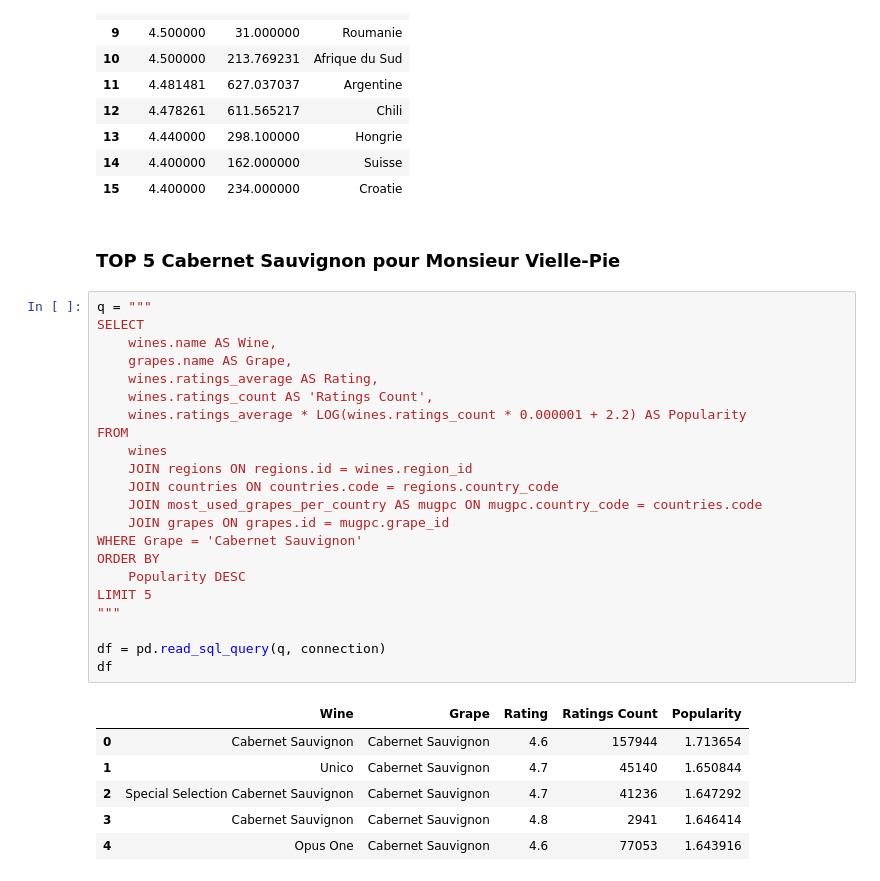
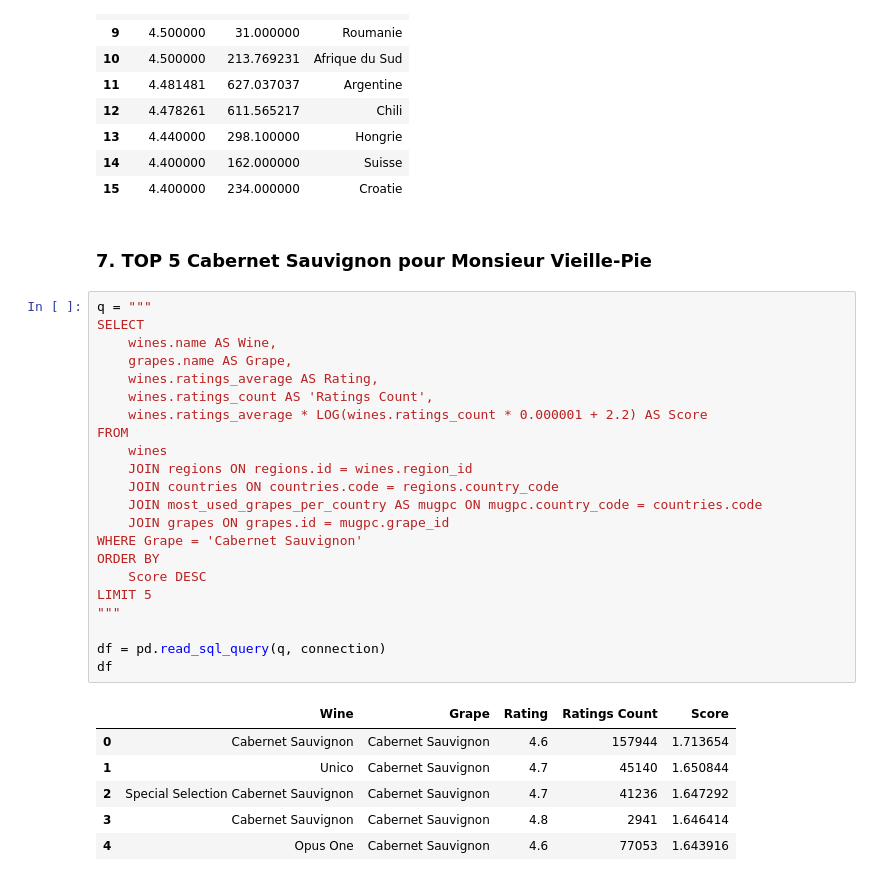
Before and after one commit to Huraqan/wiwino, a Jupyter notebook: analysis.ipynb, the cells around one changed output. Drawn from its saved outputs; the diff is of its cells as text.

```diff
--- a/analysis.ipynb
+++ b/analysis.ipynb
@@ -495,31 +495,31 @@ Vintages
 | 14 | 4.400000 | 162.000000 | Suisse |
 | 15 | 4.400000 | 234.000000 | Croatie |
 # %% [markdown]
-### TOP 5 Cabernet Sauvignon pour Monsieur Vielle-Pie
+### 7. TOP 5 Cabernet Sauvignon pour Monsieur Vieille-Pie
 # %%
 q = """
 SELECT
     wines.name AS Wine,
     grapes.name AS Grape,
     wines.ratings_average AS Rating,
     wines.ratings_count AS 'Ratings Count',
-    wines.ratings_average * LOG(wines.ratings_count * 0.000001 + 2.2) AS Popularity
+    wines.ratings_average * LOG(wines.ratings_count * 0.000001 + 2.2) AS Score
 FROM
     wines
     JOIN regions ON regions.id = wines.region_id
     JOIN countries ON countries.code = regions.country_code
     JOIN most_used_grapes_per_country AS mugpc ON mugpc.country_code = countries.code
     JOIN grapes ON grapes.id = mugpc.grape_id
 WHERE Grape = 'Cabernet Sauvignon'
 ORDER BY
-    Popularity DESC
+    Score DESC
 LIMIT 5
 """
 
 df = pd.read_sql_query(q, connection)
 df
 # %% [output]
-|  | Wine | Grape | Rating | Ratings Count | Popularity |
+|  | Wine | Grape | Rating | Ratings Count | Score |
 | 0 | Cabernet Sauvignon | Cabernet Sauvignon | 4.6 | 157944 | 1.713654 |
 | 1 | Unico | Cabernet Sauvignon | 4.7 | 45140 | 1.650844 |
 | 2 | Special Selection Cabernet Sauvignon | Cabernet Sauvignon | 4.7 | 41236 | 1.647292 |
```
Also changed, not shown: parts of 3 cells of this notebook, 1 other file.
